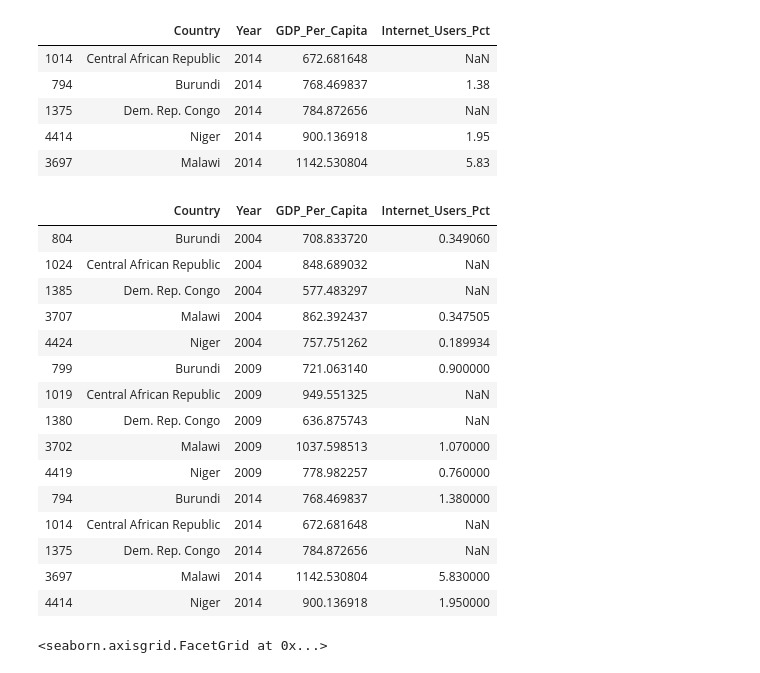
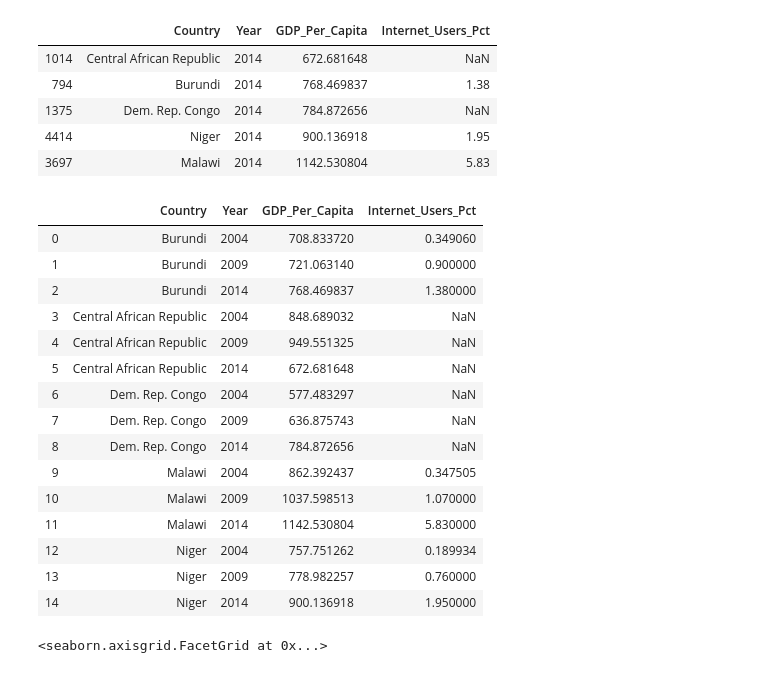
Before and after one commit to CatSchmalzer/gdp-and-internet, a Jupyter notebook: notebooks/un_data_explore.ipynb, the cells around one changed output. Cells and saved outputs as stored; diff of their text form; code cells hidden in the pictures.

```diff
--- a/notebooks/un_data_explore.ipynb
+++ b/notebooks/un_data_explore.ipynb
@@ -141,7 +141,10 @@ internet_df.head()
 ### Question 13: Merge the two DataFrames to one. Merge all rows from each of the two DataFrames.
 ### Call the new DataFrame gdp_and_internet_use. Look at the first five rows of your new data frame to confirm it merged correctly.
 # %%
-gdp_and_internet_use = pd.merge(gdp_df, internet_df, on = ['Country', 'Year'], how = 'outer')
+gdp_and_internet_use = pd.merge(gdp_df,
+                                internet_df,
+                                on = ['Country', 'Year'],
+                                how = 'outer')
 gdp_and_internet_use.head(5)
 # %% [output]
 |  | Country | Year | GDP_Per_Capita | Internet_Users_Pct |
@@ -493,25 +507,26 @@ bottom_5_gdp_2014
 # %%
 temp_gdp_bottom = pd.concat([gdp_and_internet_2004, gdp_and_internet_2009, gdp_and_internet_2014])
 country_list = ["Central African Republic", 'Burundi', "Dem. Rep. Congo", 'Niger', 'Malawi']
 bottom_5_gdp = temp_gdp_bottom.query("Country in @country_list")
+bottom_5_gdp = bottom_5_gdp.sort_values(['Country']).reset_index(drop=True)
 bottom_5_gdp
 # %% [output]
 |  | Country | Year | GDP_Per_Capita | Internet_Users_Pct |
-| 804 | Burundi | 2004 | 708.833720 | 0.349060 |
-| 1024 | Central African Republic | 2004 | 848.689032 | NaN |
-| 1385 | Dem. Rep. Congo | 2004 | 577.483297 | NaN |
-| 3707 | Malawi | 2004 | 862.392437 | 0.347505 |
-| 4424 | Niger | 2004 | 757.751262 | 0.189934 |
-| 799 | Burundi | 2009 | 721.063140 | 0.900000 |
-| 1019 | Central African Republic | 2009 | 949.551325 | NaN |
-| 1380 | Dem. Rep. Congo | 2009 | 636.875743 | NaN |
-| 3702 | Malawi | 2009 | 1037.598513 | 1.070000 |
-| 4419 | Niger | 2009 | 778.982257 | 0.760000 |
-| 794 | Burundi | 2014 | 768.469837 | 1.380000 |
-| 1014 | Central African Republic | 2014 | 672.681648 | NaN |
-| 1375 | Dem. Rep. Congo | 2014 | 784.872656 | NaN |
-| 3697 | Malawi | 2014 | 1142.530804 | 5.830000 |
-| 4414 | Niger | 2014 | 900.136918 | 1.950000 |
+| 0 | Burundi | 2004 | 708.833720 | 0.349060 |
+| 1 | Burundi | 2009 | 721.063140 | 0.900000 |
+| 2 | Burundi | 2014 | 768.469837 | 1.380000 |
+| 3 | Central African Republic | 2004 | 848.689032 | NaN |
+| 4 | Central African Republic | 2009 | 949.551325 | NaN |
+| 5 | Central African Republic | 2014 | 672.681648 | NaN |
+| 6 | Dem. Rep. Congo | 2004 | 577.483297 | NaN |
+| 7 | Dem. Rep. Congo | 2009 | 636.875743 | NaN |
+| 8 | Dem. Rep. Congo | 2014 | 784.872656 | NaN |
+| 9 | Malawi | 2004 | 862.392437 | 0.347505 |
+| 10 | Malawi | 2009 | 1037.598513 | 1.070000 |
+| 11 | Malawi | 2014 | 1142.530804 | 5.830000 |
+| 12 | Niger | 2004 | 757.751262 | 0.189934 |
+| 13 | Niger | 2009 | 778.982257 | 0.760000 |
+| 14 | Niger | 2014 | 900.136918 | 1.950000 |
 # %%
 bottom_5_gdp_facets = sns.FacetGrid(bottom_5_gdp, col = 'Country')
 bottom_5_gdp_facets = bottom_5_gdp_facets.map(plt.plot, 'Year','GDP_Per_Capita', color = 'red', marker = "o")
```
Also changed, not shown: parts of 25 cells of this notebook.
